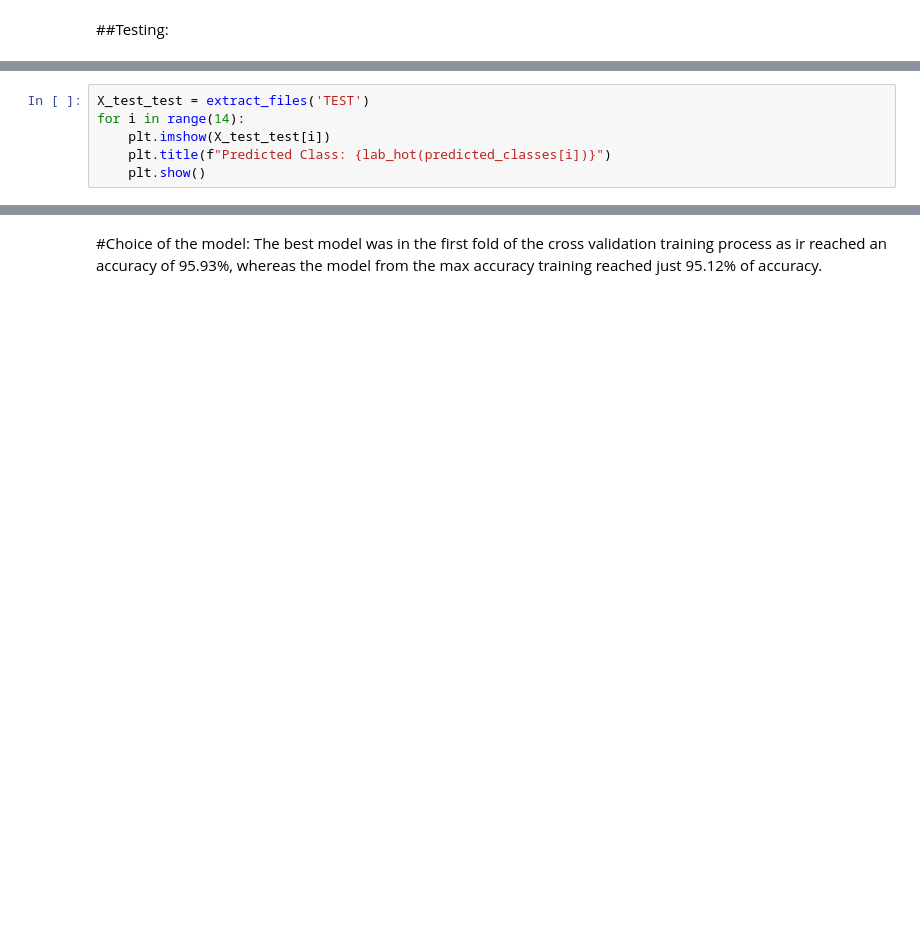
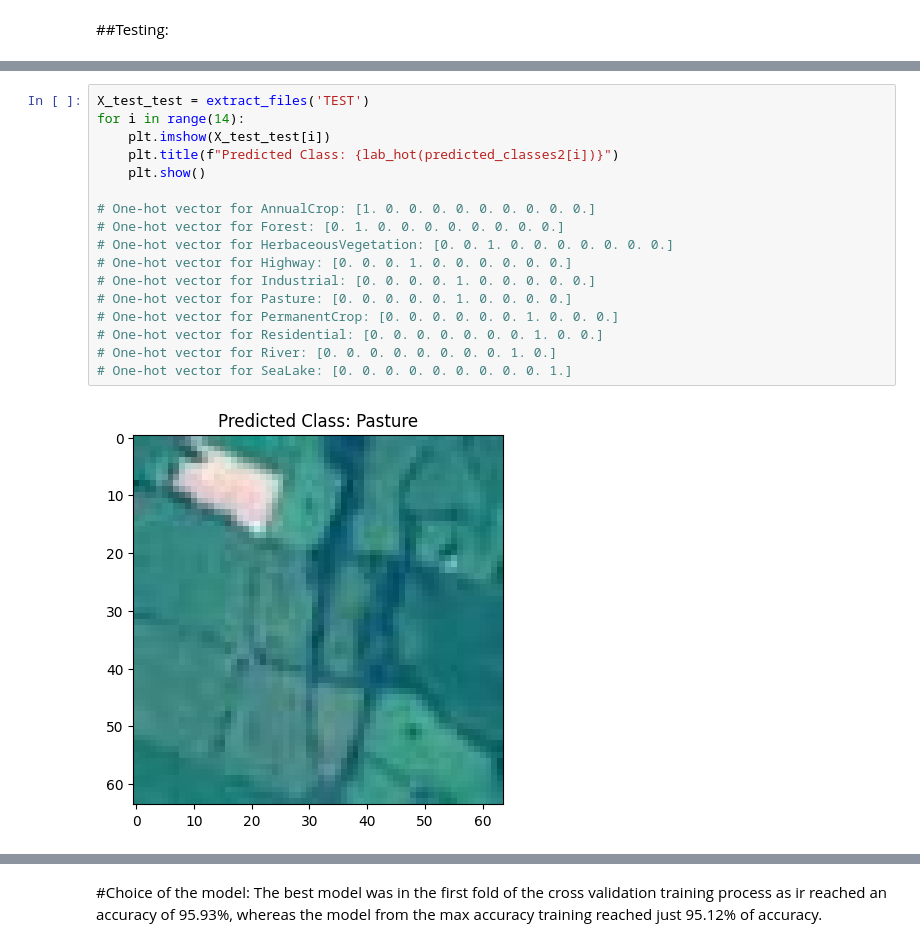
Before and after one commit to ohalilou/ml-student, a Jupyter notebook: Land_Cover_Project_final.ipynb, the cells around one changed output, grey strips where cells are left out. Drawn from its saved outputs; the diff is of its cells as text; blank space fills up the shorter version.

```diff
--- a/Land_Cover_Project_final.ipynb
+++ b/Land_Cover_Project_final.ipynb
@@ -712,8 +719,2 @@ predicted_classes
 # %% [output]
 tensor([5, 4, 6,  ..., 0, 5, 8], device='cuda:0')
-# %%
-X_test_test = extract_files('TEST')
-for i in range(14):
-    plt.imshow(X_test_test[i])
-    plt.title(f"Predicted Class: {lab_hot(predicted_classes[i])}")
-    plt.show()
@@ -734,0 +721,19 @@ for i in range(14):
+# %%
+X_test_test = extract_files('TEST')
+for i in range(14):
+    plt.imshow(X_test_test[i])
+    plt.title(f"Predicted Class: {lab_hot(predicted_classes2[i])}")
+    plt.show()
+
+# One-hot vector for AnnualCrop: [1. 0. 0. 0. 0. 0. 0. 0. 0. 0.]
+# One-hot vector for Forest: [0. 1. 0. 0. 0. 0. 0. 0. 0. 0.]
+# One-hot vector for HerbaceousVegetation: [0. 0. 1. 0. 0. 0. 0. 0. 0. 0.]
+# One-hot vector for Highway: [0. 0. 0. 1. 0. 0. 0. 0. 0. 0.]
+# One-hot vector for Industrial: [0. 0. 0. 0. 1. 0. 0. 0. 0. 0.]
+# One-hot vector for Pasture: [0. 0. 0. 0. 0. 1. 0. 0. 0. 0.]
+# One-hot vector for PermanentCrop: [0. 0. 0. 0. 0. 0. 1. 0. 0. 0.]
+# One-hot vector for Residential: [0. 0. 0. 0. 0. 0. 0. 1. 0. 0.]
+# One-hot vector for River: [0. 0. 0. 0. 0. 0. 0. 0. 1. 0.]
+# One-hot vector for SeaLake: [0. 0. 0. 0. 0. 0. 0. 0. 0. 1.]
+# %% [output]
+[figure, added]
```
Also changed, not shown: parts of 25 cells of this notebook.
